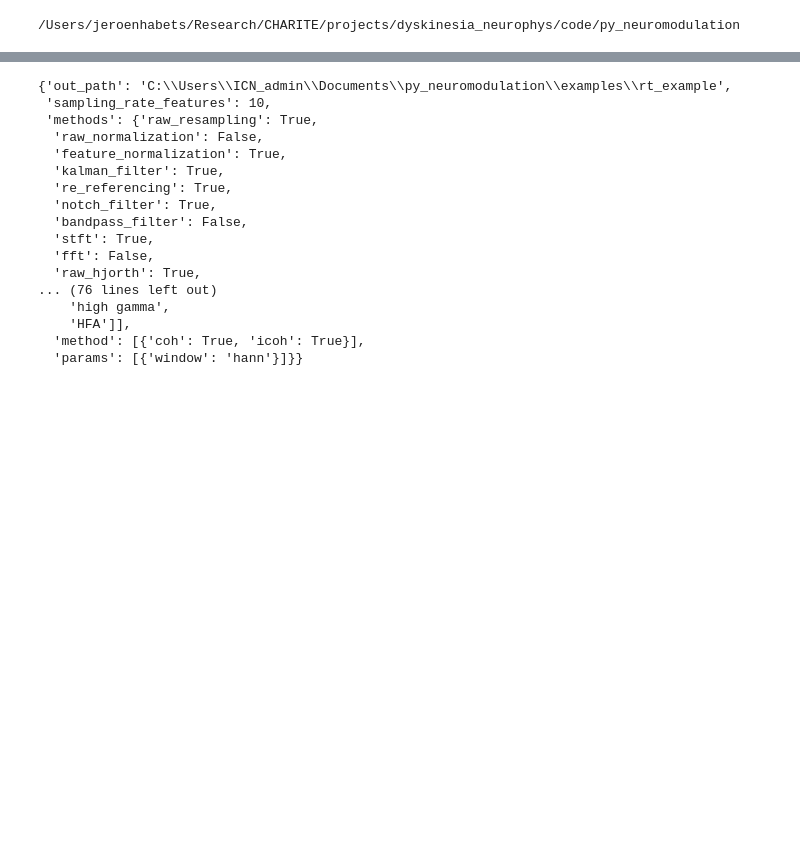
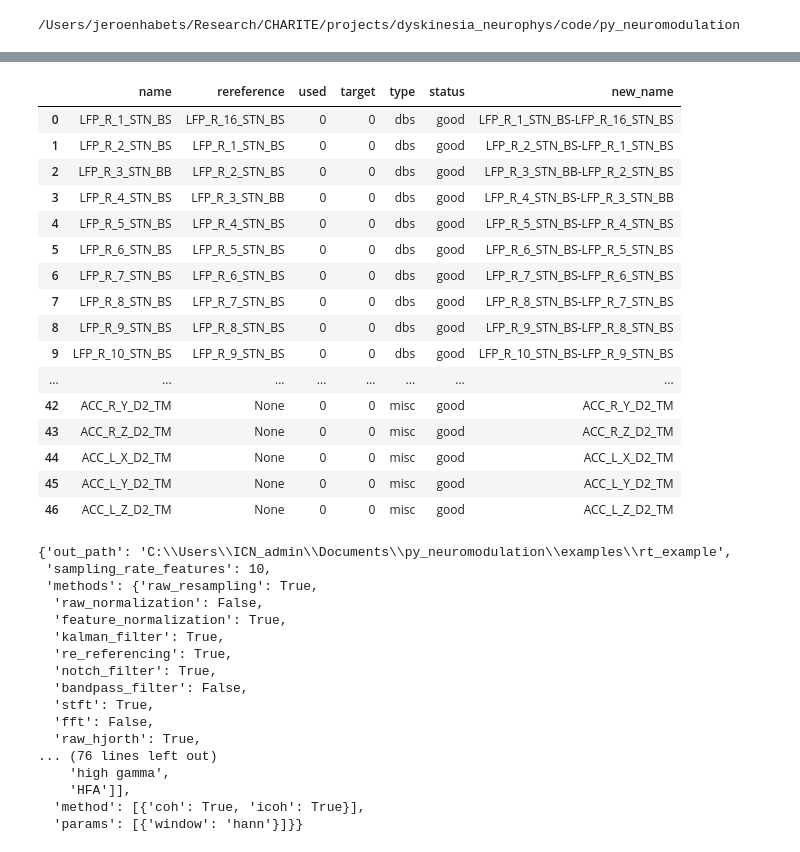
Before and after one commit to richardkoehler/py_neuromodulation, a Jupyter notebook: dyskinesia/dysk_gettingStarted.ipynb, the cells around one changed output, grey strips where cells are left out. Cells and saved outputs as stored; diff of their text form; code cells hidden in the pictures; blank space fills up the shorter version.

Commit message:
work in progress, new data is now being loaded in, added nm_settings to branch-folder.

```diff
--- a/dyskinesia/dysk_gettingStarted.ipynb
+++ b/dyskinesia/dysk_gettingStarted.ipynb
@@ -16,8 +17,13 @@ import mne_bids
 # bids example
 from sklearn import linear_model, metrics, model_selection
 # %%
+# define local storage directories
 projectpath = '/Users/jeroenhabets/Research/CHARITE/projects/dyskinesia_neurophys'
 datapath = os.path.join(projectpath, 'data/BIDS_Berlin_ECOG_LFP/rawdata')
 codepath = os.path.join(projectpath, 'code')
 pynmd_path = os.path.join(codepath, 'py_neuromodulation')
+
+# define external storage directories
+ext_projectpath = '/Volumes/JH/Research/CHARITE/projects/dyskinesia_neurophys'
+ext_datapath = os.path.join(ext_projectpath, 'data/BIDS_Berlin_ECOG_LFP/rawdata')
 # %%
@@ -90,0 +139,19 @@ NameError: name 'pn_stream' is not defined
+# %%
+'''
+Setting up Bids-Stream of data to use for feature extraction
+- Settings have to be defined in nm_settings.json (redirect with PATH_SETTINGS attr)
+- e.g. time selection via LIMIT_DATA=True and
+'''
+
+# # check settings from json
+# nm_BidsStream.BidsStream?
+# pn_stream.PATH_SETTINGS
+
+print(pathrun)
+pn_stream = nm_BidsStream.BidsStream(
+    PATH_RUN=pathrun,
+    PATH_BIDS=pathbids,
+    PATH_OUT=pathout,
+    PATH_SETTINGS=os.path.join(pynmd_path, 'dyskinesia/nm_settings.json')
+)
+# internal conversion of filename in bidsStream
@@ -90,0 +194,25 @@ NameError: name 'pn_stream' is not defined
+# %%
+'''
+to check and select channels:
+- shows which channels are included for feature extraction (default is ECOG)
+- change manually: pn_stream.nm_channels.at[ROWNR, 'used'] = 0 / 1, see next cell
+'''
+pn_stream.nm_channels
+# %% [output]
+|  | name | rereference | used | target | type | status | new_name |
+| 0 | LFP_R_1_STN_BS | LFP_R_16_STN_BS | 0 | 0 | dbs | good | LFP_R_1_STN_BS-LFP_R_16_STN_BS |
+| 1 | LFP_R_2_STN_BS | LFP_R_1_STN_BS | 0 | 0 | dbs | good | LFP_R_2_STN_BS-LFP_R_1_STN_BS |
+| 2 | LFP_R_3_STN_BB | LFP_R_2_STN_BS | 0 | 0 | dbs | good | LFP_R_3_STN_BB-LFP_R_2_STN_BS |
+| 3 | LFP_R_4_STN_BS | LFP_R_3_STN_BB | 0 | 0 | dbs | good | LFP_R_4_STN_BS-LFP_R_3_STN_BB |
+| 4 | LFP_R_5_STN_BS | LFP_R_4_STN_BS | 0 | 0 | dbs | good | LFP_R_5_STN_BS-LFP_R_4_STN_BS |
+| 5 | LFP_R_6_STN_BS | LFP_R_5_STN_BS | 0 | 0 | dbs | good | LFP_R_6_STN_BS-LFP_R_5_STN_BS |
+| 6 | LFP_R_7_STN_BS | LFP_R_6_STN_BS | 0 | 0 | dbs | good | LFP_R_7_STN_BS-LFP_R_6_STN_BS |
+| 7 | LFP_R_8_STN_BS | LFP_R_7_STN_BS | 0 | 0 | dbs | good | LFP_R_8_STN_BS-LFP_R_7_STN_BS |
+| 8 | LFP_R_9_STN_BS | LFP_R_8_STN_BS | 0 | 0 | dbs | good | LFP_R_9_STN_BS-LFP_R_8_STN_BS |
+| 9 | LFP_R_10_STN_BS | LFP_R_9_STN_BS | 0 | 0 | dbs | good | LFP_R_10_STN_BS-LFP_R_9_STN_BS |
+| ... | ... | ... | ... | ... | ... | ... | ... |
+| 42 | ACC_R_Y_D2_TM | None | 0 | 0 | misc | good | ACC_R_Y_D2_TM |
+| 43 | ACC_R_Z_D2_TM | None | 0 | 0 | misc | good | ACC_R_Z_D2_TM |
+| 44 | ACC_L_X_D2_TM | None | 0 | 0 | misc | good | ACC_L_X_D2_TM |
+| 45 | ACC_L_Y_D2_TM | None | 0 | 0 | misc | good | ACC_L_Y_D2_TM |
+| 46 | ACC_L_Z_D2_TM | None | 0 | 0 | misc | good | ACC_L_Z_D2_TM |
```
Also changed, not shown: parts of 24 cells of this notebook, 1 other file.
